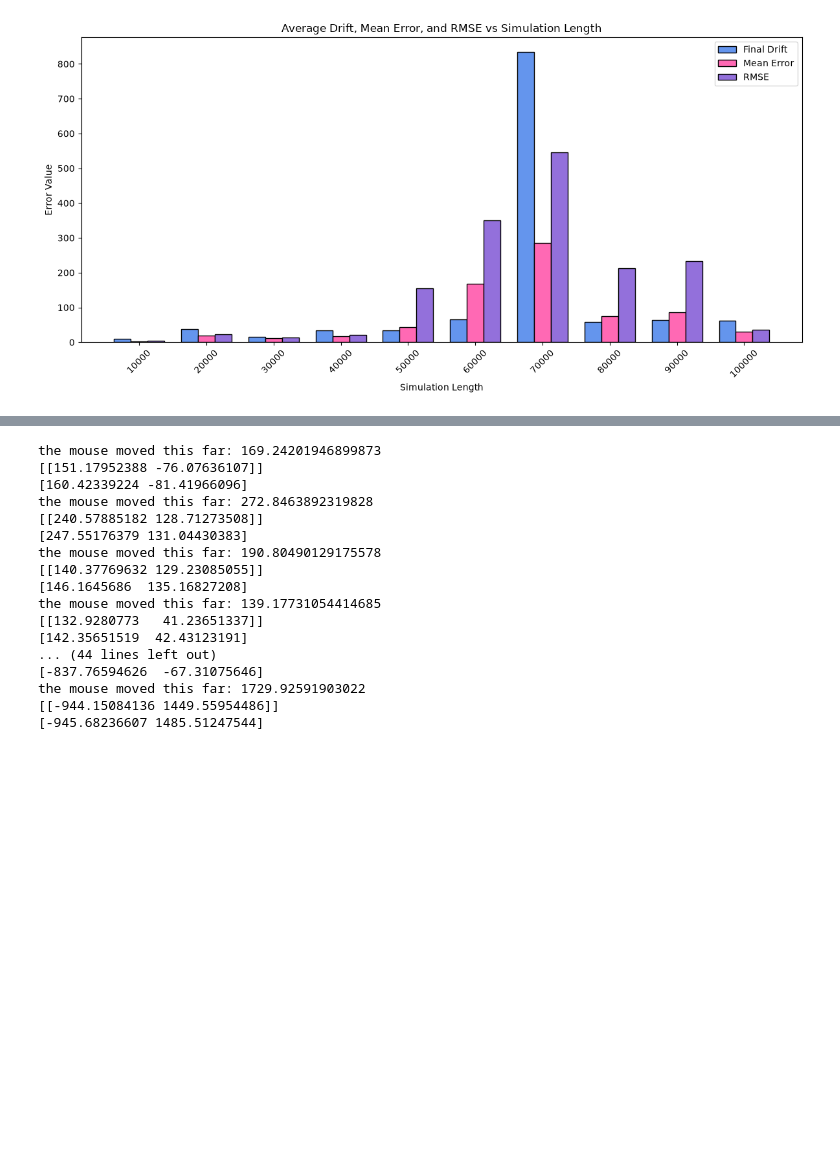
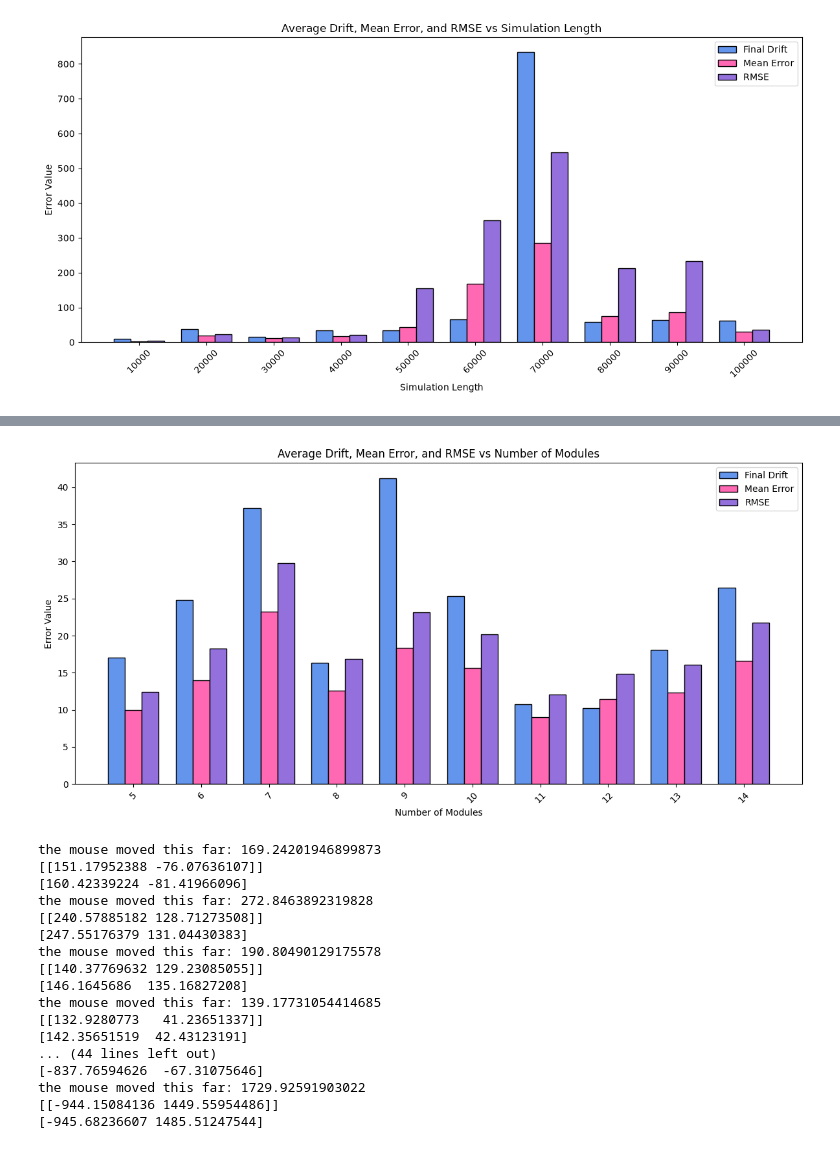
Before and after one commit to SoapingYou/a-bu-tism, a Jupyter notebook: Experimental_Trials_Aim_1.ipynb, the cells around one changed output, grey strips where cells are left out. Saved outputs shown, nothing was run; the diff lists cells and outputs as text; code cells hidden in the pictures; blank space fills up the shorter version.

Commit message:
Reorganize module number trial

```diff
--- a/Experimental_Trials_Aim_1.ipynb
+++ b/Experimental_Trials_Aim_1.ipynb
@@ -209,10 +217,28 @@ the mouse moved this far: 302.7649108149057
 # %%
-"""tristan ... if you want can you make BAR charts of
-module_num_final_drifts, module_num_mean_errors, module_num_rmses
- (theres like 9 bars)
-x goes from 5 to 13
-y is the error
-"""
+x_labels = permutations
+x_pos = np.arange(len(x_labels))
+
+avg_final_drifts = np.mean(module_num_final_drifts, axis=1)
+avg_mean_errors = np.mean(module_num_mean_errors, axis=1)
+avg_rmses = np.mean(module_num_rmses, axis=1)
+
+width = 0.25
+
+plt.figure(figsize=(12, 6))
+
+plt.bar(x_pos - width, avg_final_drifts, width, label="Final Drift", color="cornflowerblue", edgecolor="black")
+plt.bar(x_pos, avg_mean_errors, width, label="Mean Error", color="hotpink", edgecolor="black")
+plt.bar(x_pos + width, avg_rmses, width, label="RMSE", color="mediumpurple", edgecolor="black")
+
+plt.xticks(x_pos, x_labels, rotation=45)
+plt.xlabel("Number of Modules")
+plt.ylabel("Error Value")
+plt.title("Average Drift, Mean Error, and RMSE vs Number of Modules")
+plt.legend()
+plt.tight_layout()
+plt.show()
+# %% [output]
+[figure, added]
 # %%
 # module spacing trial..... do tmrw sophie
 
```
Also changed, not shown: parts of 2 cells of this notebook.
